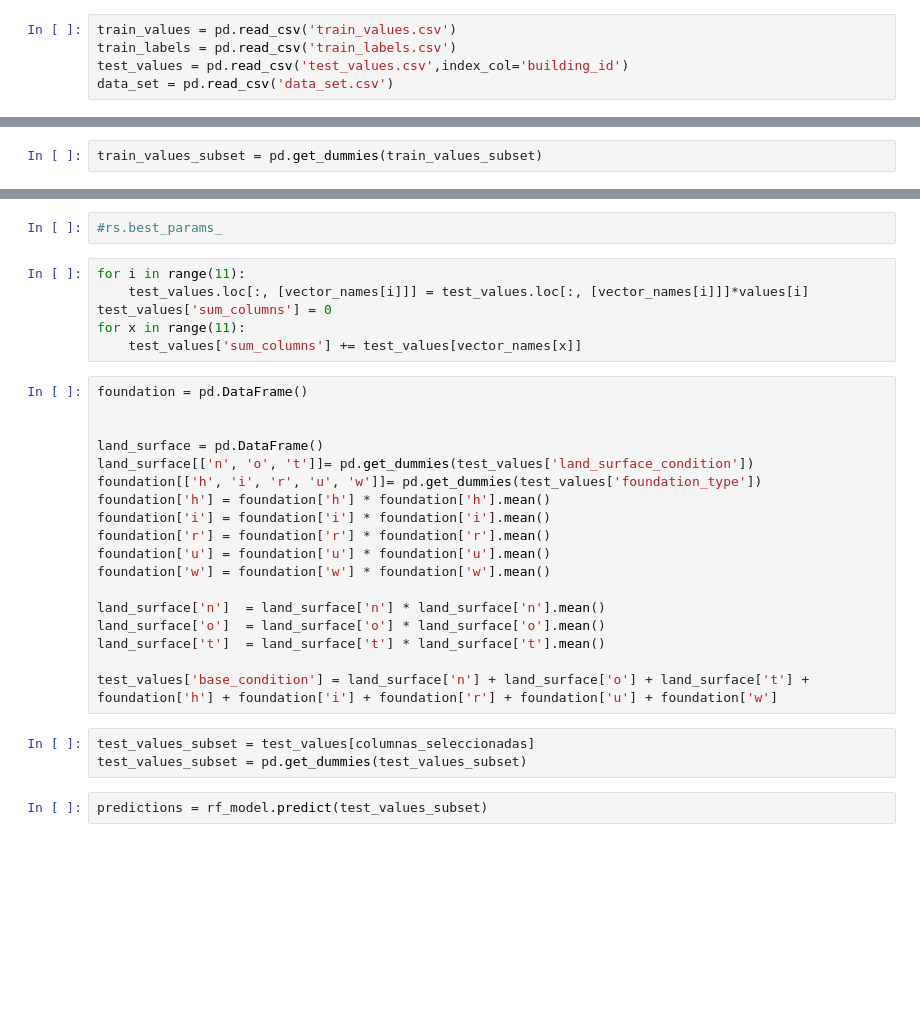
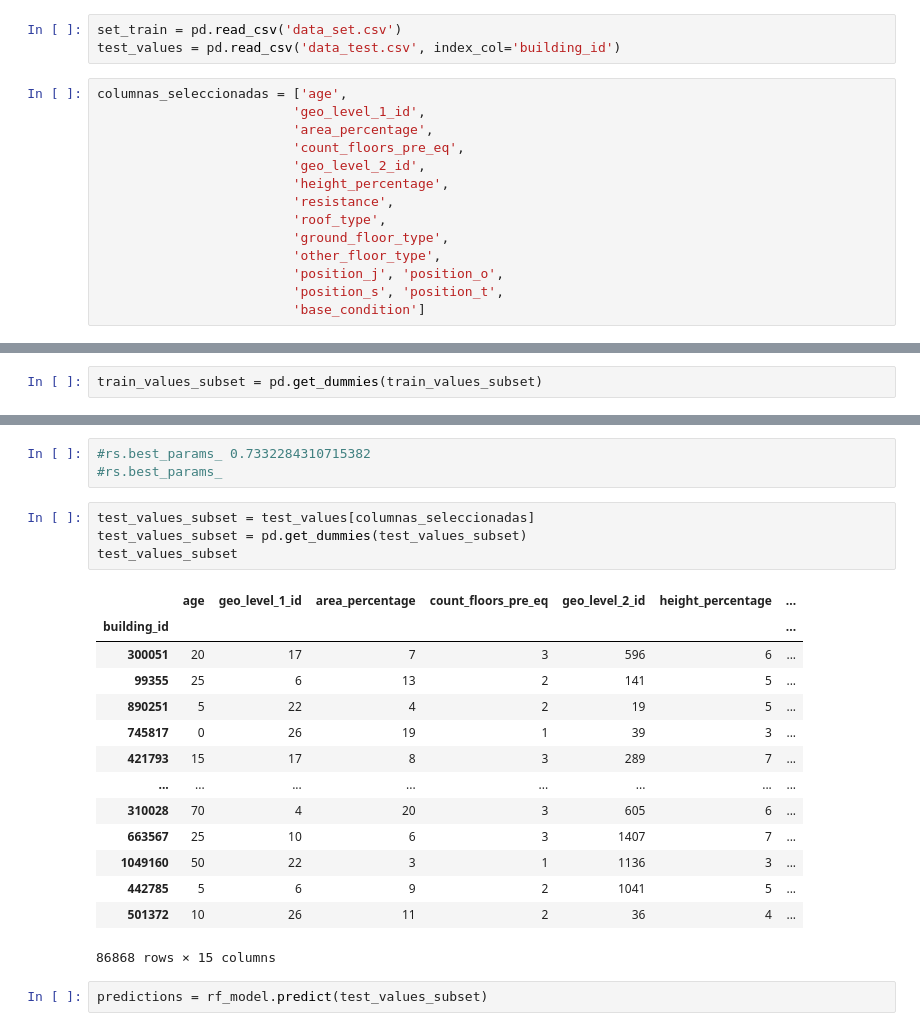
Before and after one commit to juanchycc/Tp2-Datos, a Jupyter notebook: Modelo con XGBoost.ipynb, the cells around one changed output, grey strips where cells are left out. Cells and saved outputs as stored; diff of their text form; blank space fills up the shorter version.

```diff
--- a/Modelo con XGBoost.ipynb
+++ b/Modelo con XGBoost.ipynb
@@ -26,8 +26,20 @@ def timer(start_time=None):
         tmin, tsec = divmod(temp_sec, 60)
         print('\n Time taken: %i hours %i minutes and %s seconds.' % (thour, tmin, round(tsec, 2)))
 # %%
-train_values = pd.read_csv('train_values.csv')
-train_labels = pd.read_csv('train_labels.csv')
-test_values = pd.read_csv('test_values.csv',index_col='building_id')
-data_set = pd.read_csv('data_set.csv')
+set_train = pd.read_csv('data_set.csv')
+test_values = pd.read_csv('data_test.csv', index_col='building_id')
+# %%
+columnas_seleccionadas = ['age',
+                         'geo_level_1_id',
+                         'area_percentage',
+                         'count_floors_pre_eq',
+                         'geo_level_2_id',
+                         'height_percentage',
+                         'resistance',
+                         'roof_type',
+                         'ground_floor_type',
+                         'other_floor_type',
+                         'position_j', 'position_o',
+                         'position_s', 'position_t',
+                         'base_condition']
 # %%
@@ -74,32 +89,25 @@ f1_score(test_labels, preds, average='micro')
 # %%
+#rs.best_params_ 0.7332284310715382
 #rs.best_params_
-# %%
-for i in range(11):
-    test_values.loc[:, [vector_names[i]]] = test_values.loc[:, [vector_names[i]]]*values[i]
-test_values['sum_columns'] = 0
-for x in range(11):
-    test_values['sum_columns'] += test_values[vector_names[x]]
-# %%
-foundation = pd.DataFrame()
-
-
-land_surface = pd.DataFrame()
-land_surface[['n', 'o', 't']]= pd.get_dummies(test_values['land_surface_condition'])
-foundation[['h', 'i', 'r', 'u', 'w']]= pd.get_dummies(test_values['foundation_type'])
-foundation['h'] = foundation['h'] * foundation['h'].mean()
-foundation['i'] = foundation['i'] * foundation['i'].mean()
-foundation['r'] = foundation['r'] * foundation['r'].mean()
-foundation['u'] = foundation['u'] * foundation['u'].mean()
-foundation['w'] = foundation['w'] * foundation['w'].mean()
-
-land_surface['n']  = land_surface['n'] * land_surface['n'].mean()
-land_surface['o']  = land_surface['o'] * land_surface['o'].mean()
-land_surface['t']  = land_surface['t'] * land_surface['t'].mean()
-
-test_values['base_condition'] = land_surface['n'] + land_surface['o'] + land_surface['t'] + foundation['h'] + foundation['i'] + foundation['r'] + foundation['u'] + foundation['w']
 # %%
 test_values_subset = test_values[columnas_seleccionadas]
 test_values_subset = pd.get_dummies(test_values_subset)
+test_values_subset
+# %% [output]
+|  | age | geo_level_1_id | area_percentage | count_floors_pre_eq | geo_level_2_id | height_percentage | ... |
+| building_id |  |  |  |  |  |  | ... |
+| 300051 | 20 | 17 | 7 | 3 | 596 | 6 | ... |
+| 99355 | 25 | 6 | 13 | 2 | 141 | 5 | ... |
+| 890251 | 5 | 22 | 4 | 2 | 19 | 5 | ... |
+| 745817 | 0 | 26 | 19 | 1 | 39 | 3 | ... |
+| 421793 | 15 | 17 | 8 | 3 | 289 | 7 | ... |
+| ... | ... | ... | ... | ... | ... | ... | ... |
+| 310028 | 70 | 4 | 20 | 3 | 605 | 6 | ... |
+| 663567 | 25 | 10 | 6 | 3 | 1407 | 7 | ... |
+| 1049160 | 50 | 22 | 3 | 1 | 1136 | 3 | ... |
+| 442785 | 5 | 6 | 9 | 2 | 1041 | 5 | ... |
+| 501372 | 10 | 26 | 11 | 2 | 36 | 4 | ... |
+86868 rows × 15 columns
 # %%
 predictions = rf_model.predict(test_values_subset)
 # %%
```
Also changed, not shown: parts of 12 cells of this notebook, 1 other file.
